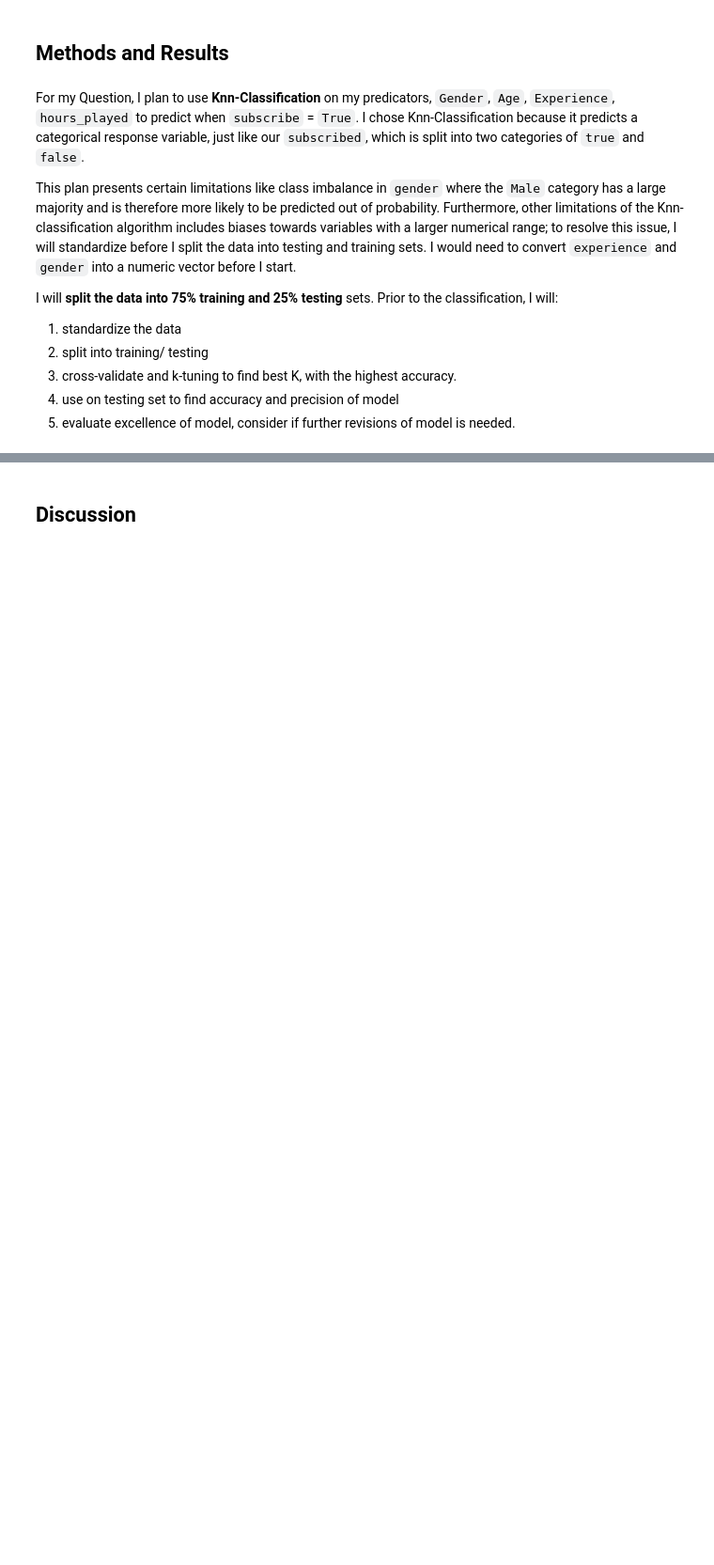
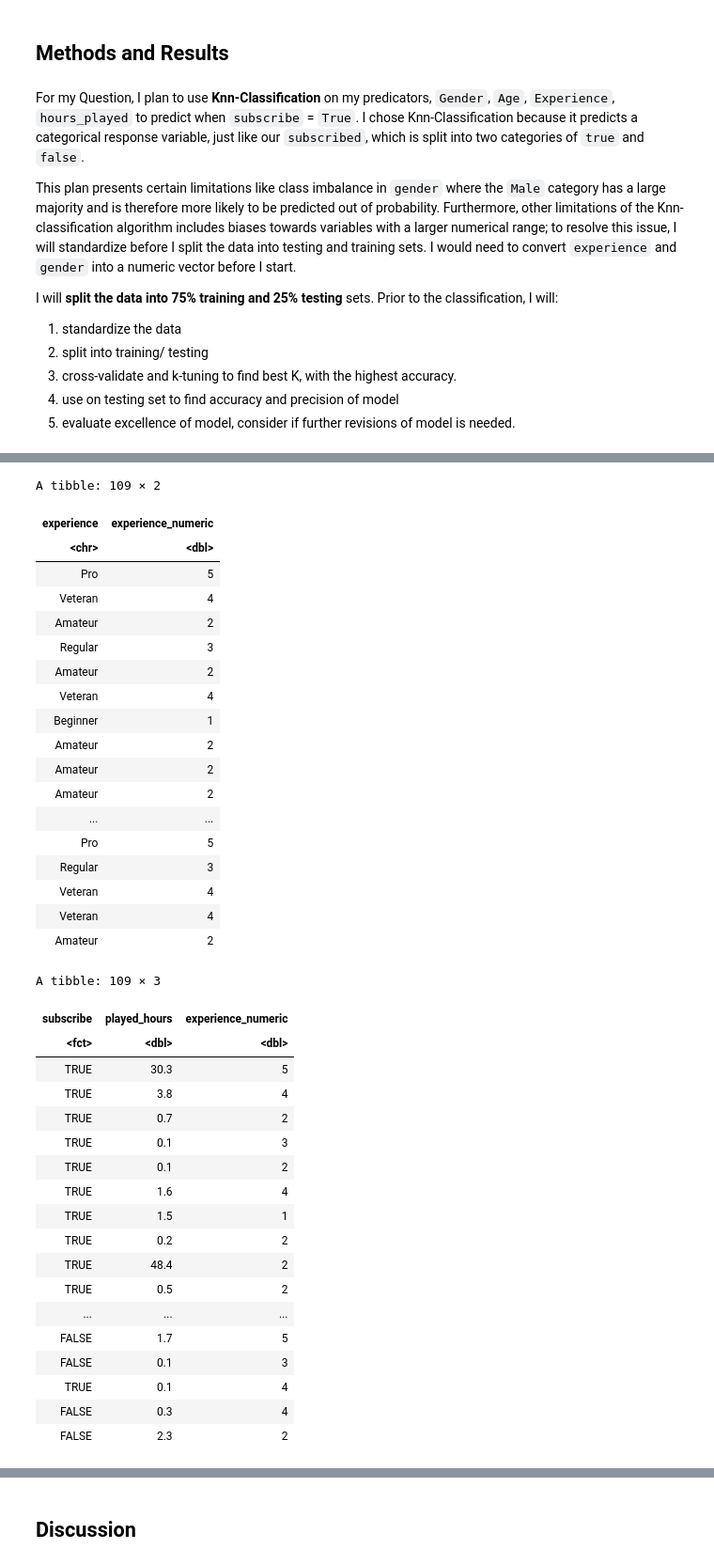
Before and after one commit to anasakbar-05/DSCI_100_Group_Project_009_14, a Jupyter notebook: Group_Project_009_14.ipynb, the cells around one changed output, grey strips where cells are left out. Shown at 94% size. Drawn from its saved outputs; the diff is of its cells as text; code cells hidden in the pictures; blank space fills up the shorter version.

```diff
--- a/Group_Project_009_14.ipynb
+++ b/Group_Project_009_14.ipynb
@@ -173 +185,53 @@ A tibble: 6 × 7
+# %%
+experience_encoded = factor(clean_players$experience,
+                                    levels = c("Beginner", "Amateur", "Regular", "Veteran","Pro"),
+                                    ordered = TRUE)
+experience_numeric = as.numeric(experience_encoded)
+
+clean_players |> mutate(experience_numeric = experience_numeric)|>
+    select(c(1,6))
+
+ordinary_players <- clean_players|>
+    mutate(experience_numeric = experience_numeric)|>
+    select(c(2,3,6))
+ordinary_players
+# %% [output]
+A tibble: 109 × 2
+| experience | experience_numeric |
+| <chr> | <dbl> |
+| Pro | 5 |
+| Veteran | 4 |
+| Amateur | 2 |
+| Regular | 3 |
+| Amateur | 2 |
+| Veteran | 4 |
+| Beginner | 1 |
+| Amateur | 2 |
+| Amateur | 2 |
+| Amateur | 2 |
+| ... | ... |
+| Pro | 5 |
+| Regular | 3 |
+| Veteran | 4 |
+| Veteran | 4 |
+| Amateur | 2 |
+A tibble: 109 × 3
+| subscribe | played_hours | experience_numeric |
+| <fct> | <dbl> | <dbl> |
+| TRUE | 30.3 | 5 |
+| TRUE | 3.8 | 4 |
+| TRUE | 0.7 | 2 |
+| TRUE | 0.1 | 3 |
+| TRUE | 0.1 | 2 |
+| TRUE | 1.6 | 4 |
+| TRUE | 1.5 | 1 |
+| TRUE | 0.2 | 2 |
+| TRUE | 48.4 | 2 |
+| TRUE | 0.5 | 2 |
+| ... | ... | ... |
+| FALSE | 1.7 | 5 |
+| FALSE | 0.1 | 3 |
+| TRUE | 0.1 | 4 |
+| FALSE | 0.3 | 4 |
+| FALSE | 2.3 | 2 |
 # %%
```
Also changed, not shown: parts of 7 cells of this notebook.
